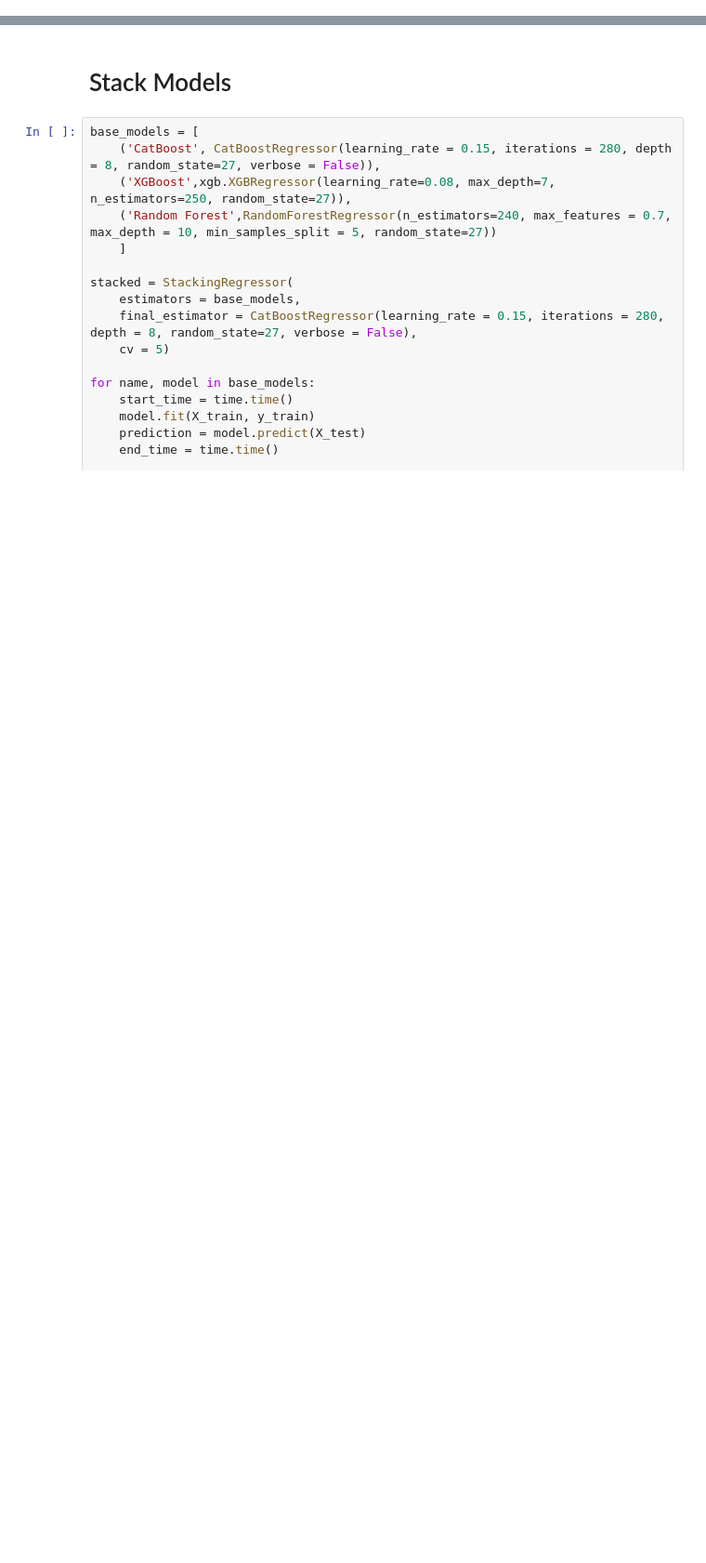
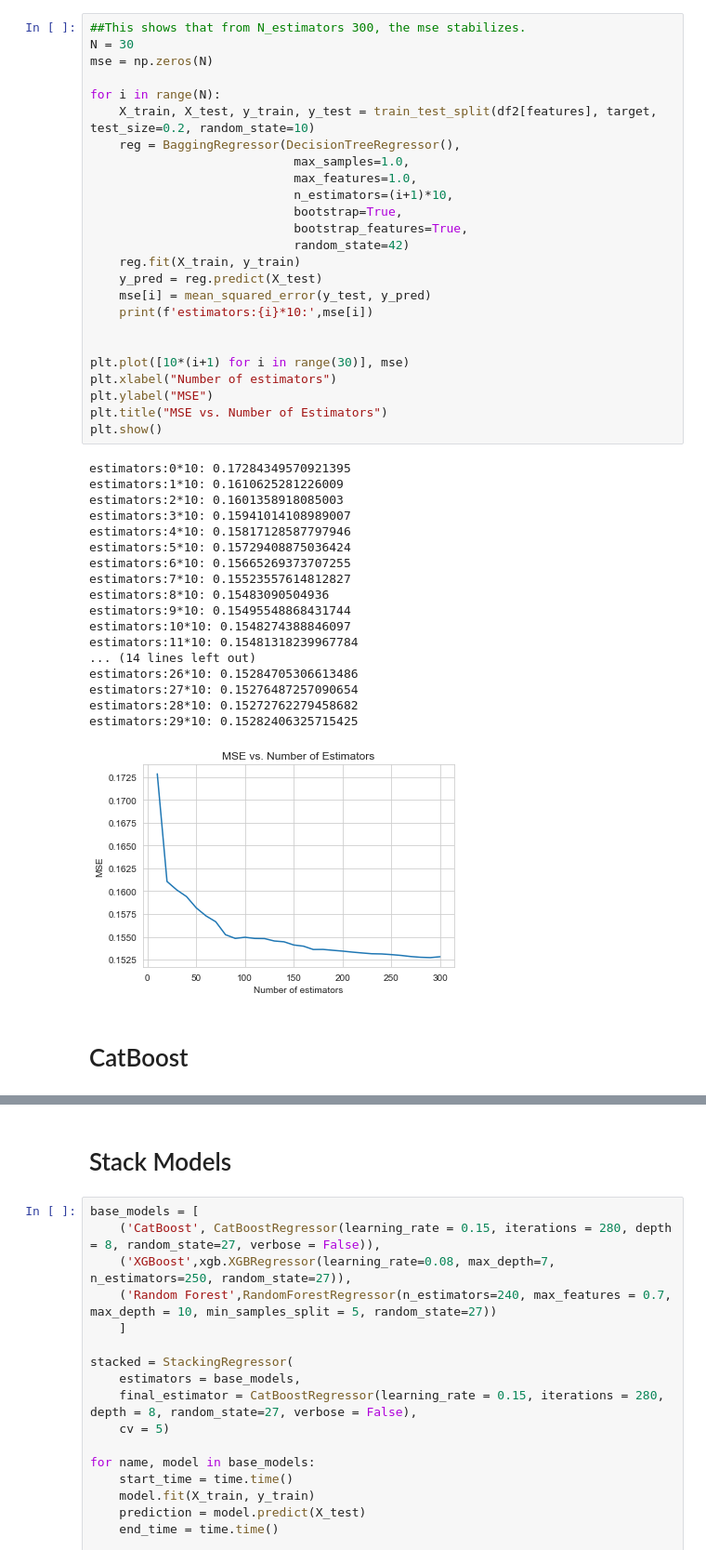
Before and after one commit to yasminahobeika/Decision_Tree_Implementation_From_Scratch, a Jupyter notebook: AirBnb/Models.ipynb, the cells around one changed output, grey strips where cells are left out. Shown at 93% size. Cells and saved outputs as stored; diff of their text form; blank space fills up the shorter version.

```diff
--- a/AirBnb/Models.ipynb
+++ b/AirBnb/Models.ipynb
@@ -448,0 +273,46 @@ r2 = r2_score(y_test.apply(lambda x: math.exp(x)), pd.Series(y_pred).apply(lambd
+# %%
+##This shows that from N_estimators 300, the mse stabilizes.
+N = 30
+mse = np.zeros(N)
+
+for i in range(N):
+    X_train, X_test, y_train, y_test = train_test_split(df2[features], target, test_size=0.2, random_state=10)
+    reg = BaggingRegressor(DecisionTreeRegressor(),
+                            max_samples=1.0,
+                            max_features=1.0,
+                            n_estimators=(i+1)*10,
+                            bootstrap=True,
+                            bootstrap_features=True,
+                            random_state=42)
+    reg.fit(X_train, y_train)
+    y_pred = reg.predict(X_test)
+    mse[i] = mean_squared_error(y_test, y_pred)
+    print(f'estimators:{i}*10:',mse[i])
+
+
+plt.plot([10*(i+1) for i in range(30)], mse)
+plt.xlabel("Number of estimators")
+plt.ylabel("MSE")
+plt.title("MSE vs. Number of Estimators")
+plt.show()
+# %% [output]
+estimators:0*10: 0.17284349570921395
+estimators:1*10: 0.1610625281226009
+estimators:2*10: 0.1601358918085003
+estimators:3*10: 0.15941014108989007
+estimators:4*10: 0.15817128587797946
+estimators:5*10: 0.15729408875036424
+estimators:6*10: 0.15665269373707255
+estimators:7*10: 0.15523557614812827
+estimators:8*10: 0.15483090504936
+estimators:9*10: 0.15495548868431744
+estimators:10*10: 0.1548274388846097
+estimators:11*10: 0.15481318239967784
+... (14 lines left out)
+estimators:26*10: 0.15284705306613486
+estimators:27*10: 0.15276487257090654
+estimators:28*10: 0.15272762279458682
+estimators:29*10: 0.15282406325715425
+[figure, added]
+# %% [markdown]
+# CatBoost
```
Also changed, not shown: parts of 77 cells of this notebook.
